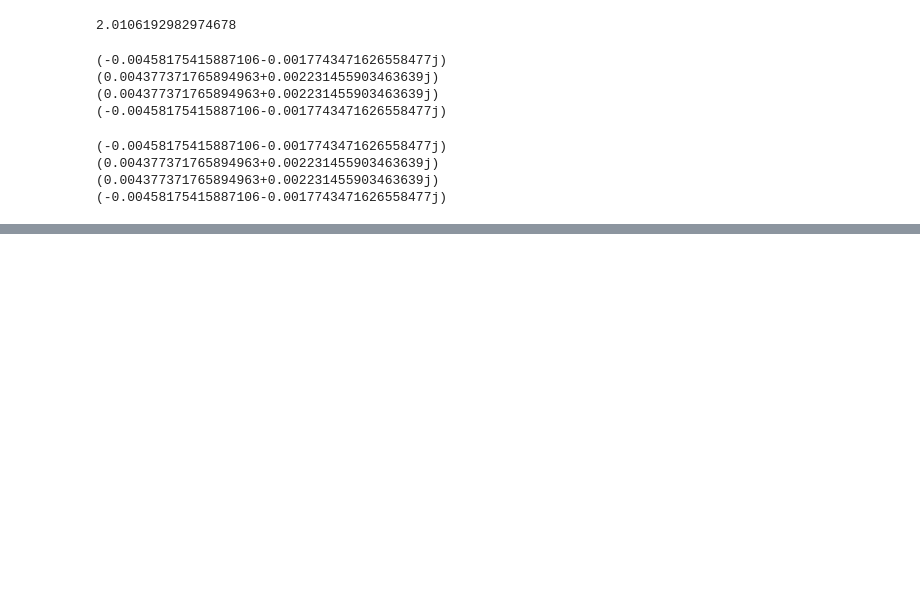
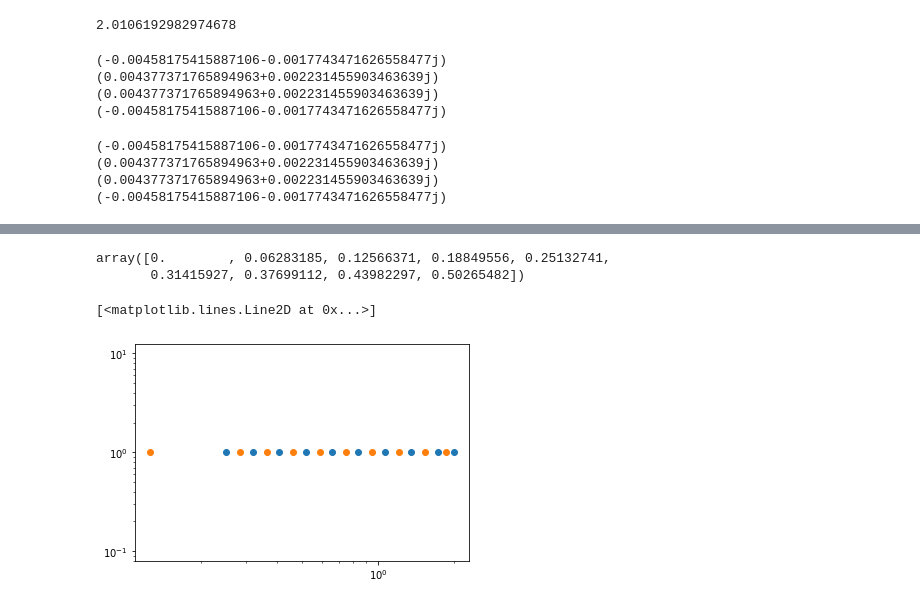
Before and after one commit to Alcauchy/ALLIANCE, a Jupyter notebook: post/ControlOfAlliance.ipynb, the cells around one changed output, grey strips where cells are left out. Saved outputs shown, nothing was run; the diff lists cells and outputs as text; code cells hidden in the pictures; blank space fills up the shorter version.

```diff
--- a/post/ControlOfAlliance.ipynb
+++ b/post/ControlOfAlliance.ipynb
@@ -968,0 +968,13 @@ array([0.        , 0.06283185, 0.12566371, 0.18849556, 0.25132741,
+# %%
+kz
+# %% [output]
+array([0.        , 0.06283185, 0.12566371, 0.18849556, 0.25132741,
+       0.31415927, 0.37699112, 0.43982297, 0.50265482])
+# %%
+ones = np.ones(shellBorders.shape[0])
+onesC = np.ones(shellCentres.shape[0])
+plt.loglog(shellBorders,ones,marker = "o",linestyle = " ")
+plt.loglog(shellCentres,onesC,marker = "o",linestyle = " ")
+# %% [output]
+[<matplotlib.lines.Line2D at 0x...>]
+[figure, added]
```
Also changed, not shown: parts of 50 cells of this notebook, 6 other files.
